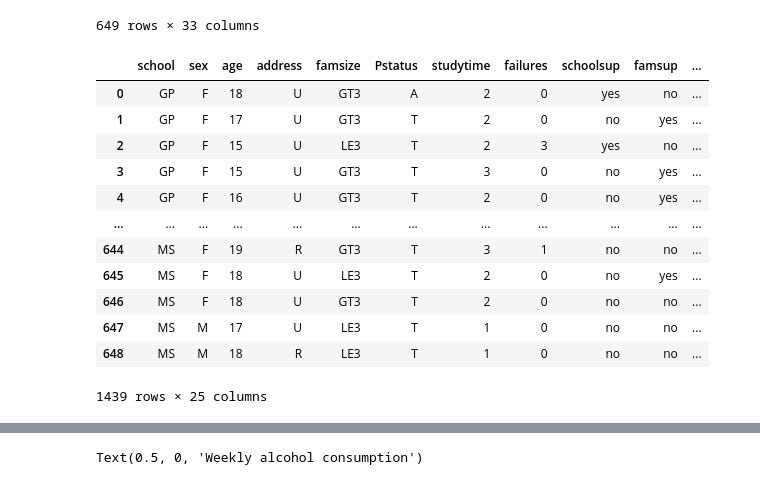
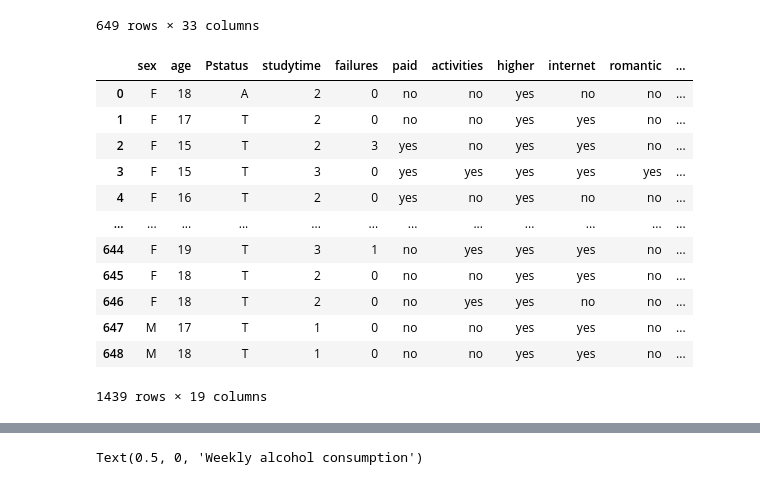
Before and after one commit to StefanMladenov/MU, a Jupyter notebook: 3.Domaci.ipynb, the cells around one changed output, grey strips where cells are left out. Saved outputs shown, nothing was run; the diff lists cells and outputs as text; code cells hidden in the pictures.

```diff
--- a/3.Domaci.ipynb
+++ b/3.Domaci.ipynb
@@ -32,26 +32,22 @@ PorStudentsDF
 649 rows × 33 columns
 # %%
 #spajanje datasetova
-# dodaje se nova kolona label koja oznacava iz kog skupa su podaci 1 Math Students 2 Por Students
-MathStudentsDF['label']="1"
-PorStudentsDF['label']="0"
-
 
 Data = MathStudentsDF.append([MathStudentsDF,PorStudentsDF])
-Data.drop(['Mjob', 'Fjob', 'reason', 'guardian','nursery','Medu','Fedu','famrel','traveltime'], axis=1, inplace=True)
+Data.drop(['school', 'Mjob', 'Fjob', 'reason', 'guardian','nursery','Medu','Fedu','famrel','traveltime', 'address', 'famsize', 'schoolsup', 'famsup'], axis=1, inplace=True)
 #x = Data.iloc[:, [3]].values
 Data
 # %% [output]
-|  | school | sex | age | address | famsize | Pstatus | studytime | failures | schoolsup | famsup | ... |
-| 0 | GP | F | 18 | U | GT3 | A | 2 | 0 | yes | no | ... |
-| 1 | GP | F | 17 | U | GT3 | T | 2 | 0 | no | yes | ... |
-| 2 | GP | F | 15 | U | LE3 | T | 2 | 3 | yes | no | ... |
-| 3 | GP | F | 15 | U | GT3 | T | 3 | 0 | no | yes | ... |
-| 4 | GP | F | 16 | U | GT3 | T | 2 | 0 | no | yes | ... |
+|  | sex | age | Pstatus | studytime | failures | paid | activities | higher | internet | romantic | ... |
+| 0 | F | 18 | A | 2 | 0 | no | no | yes | no | no | ... |
+| 1 | F | 17 | T | 2 | 0 | no | no | yes | yes | no | ... |
+| 2 | F | 15 | T | 2 | 3 | yes | no | yes | yes | no | ... |
+| 3 | F | 15 | T | 3 | 0 | yes | yes | yes | yes | yes | ... |
+| 4 | F | 16 | T | 2 | 0 | yes | no | yes | no | no | ... |
 | ... | ... | ... | ... | ... | ... | ... | ... | ... | ... | ... | ... |
-| 644 | MS | F | 19 | R | GT3 | T | 3 | 1 | no | no | ... |
-| 645 | MS | F | 18 | U | LE3 | T | 2 | 0 | no | yes | ... |
-| 646 | MS | F | 18 | U | GT3 | T | 2 | 0 | no | no | ... |
-| 647 | MS | M | 17 | U | LE3 | T | 1 | 0 | no | no | ... |
-| 648 | MS | M | 18 | R | LE3 | T | 1 | 0 | no | no | ... |
+| 644 | F | 19 | T | 3 | 1 | no | yes | yes | yes | no | ... |
+| 645 | F | 18 | T | 2 | 0 | no | no | yes | yes | no | ... |
+| 646 | F | 18 | T | 2 | 0 | no | yes | yes | no | no | ... |
+| 647 | M | 17 | T | 1 | 0 | no | no | yes | yes | no | ... |
+| 648 | M | 18 | T | 1 | 0 | no | no | yes | yes | no | ... |
-1439 rows × 25 columns
+1439 rows × 19 columns
```
Also changed, not shown: parts of 33 cells of this notebook.
